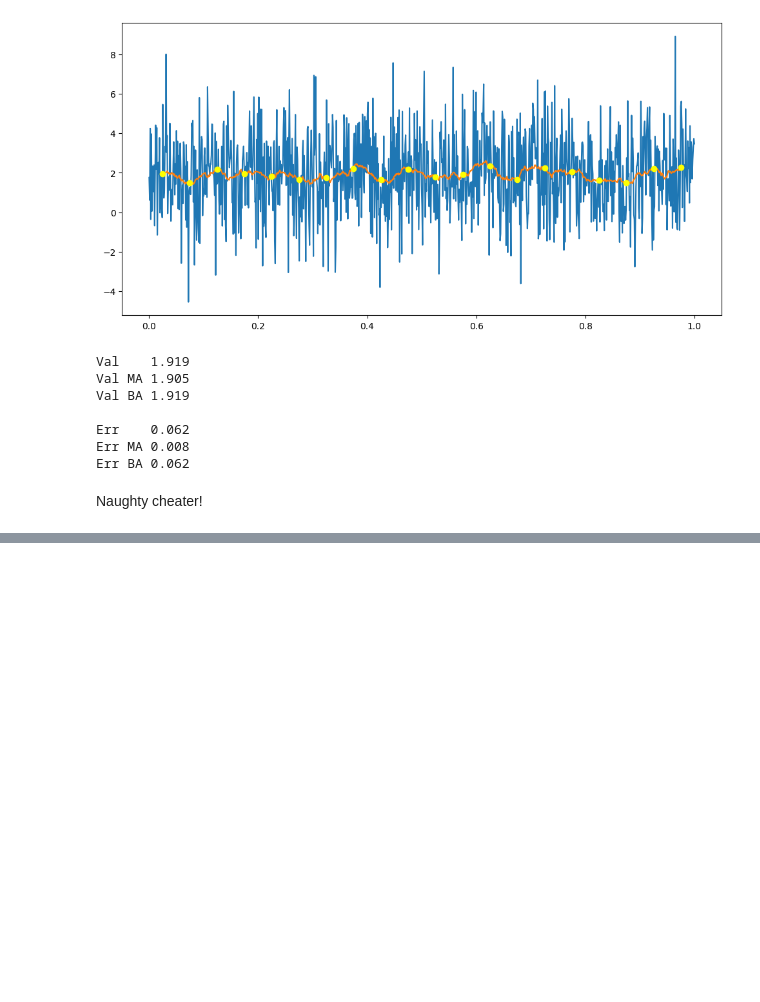
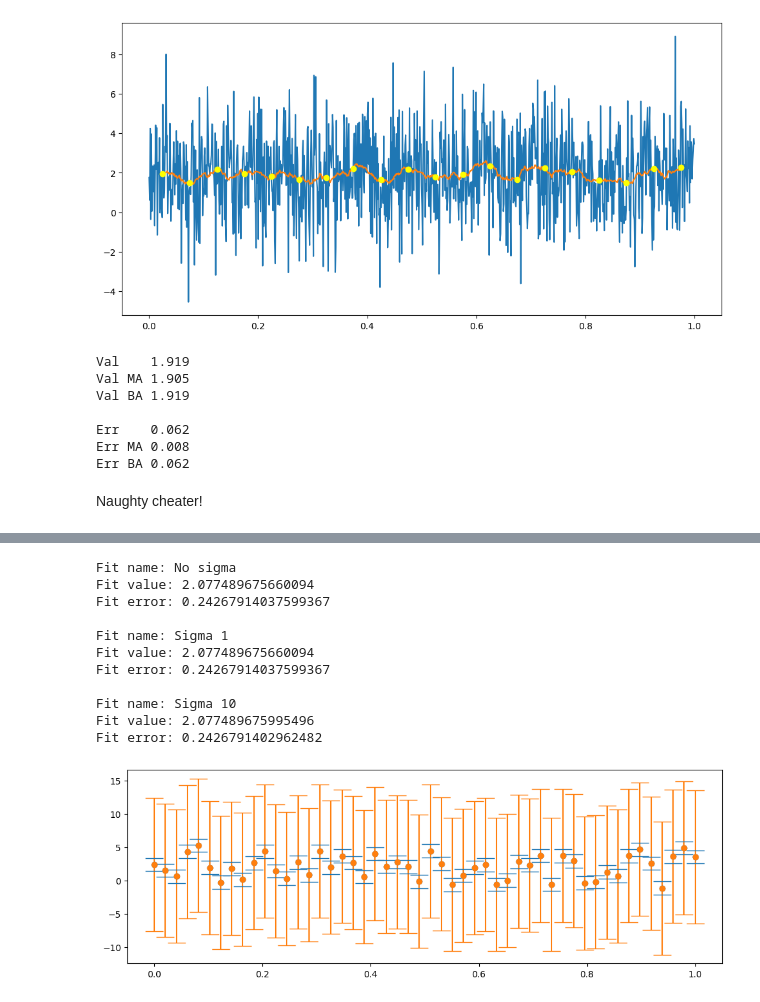
Before and after one commit to gsteele13/gary-misc-notebooks, a Jupyter notebook: Least squares.ipynb, the cells around one changed output, grey strips where cells are left out. Cells and saved outputs as stored; diff of their text form; code cells hidden in the pictures; blank space fills up the shorter version.

Commit message:
Even more awesomeness: why you should never use error bars (unless you are REALLY REALLY REALLY  sure of yourself!)

```diff
--- a/Least squares.ipynb
+++ b/Least squares.ipynb
@@ -274,0 +283,37 @@ Naughty cheater!
+# %%
+# Generate data
+Nmax = 50
+x = np.linspace(0,1,int(Nmax))
+y = np.random.normal(size=len(x))*2+2
+# %%
+def print_fit(name,val,cov):
+    print("Fit name:", name)
+    print("Fit value:", val[0])
+    print("Fit error:", np.sqrt(cov[0,0]))
+    print()
+
+val,cov = curve_fit(f,x,y)
+val_1,cov_1 = curve_fit(f,x,y,sigma=np.ones(len(y)))
+val_10,cov_10 = curve_fit(f,x,y,sigma=np.ones(len(y))*10)
+
+print_fit("No sigma", val, cov)
+print_fit("Sigma 1", val_1, cov_1)
+print_fit("Sigma 10", val_10, cov_10)
+
+plt.figure(figsize=(12,4))
+plt.errorbar(x,y,np.ones(len(y)),capsize=10,ls='None',marker='o')
+plt.errorbar(x,y,10*np.ones(len(y)),capsize=10,ls='None',marker='o')
+plt.show()
+# %% [output]
+Fit name: No sigma
+Fit value: 2.077489675660094
+Fit error: 0.24267914037599367
+
+Fit name: Sigma 1
+Fit value: 2.077489675660094
+Fit error: 0.24267914037599367
+
+Fit name: Sigma 10
+Fit value: 2.077489675995496
+Fit error: 0.2426791402962482
+[figure, added]
```
Also changed, not shown: parts of 7 cells of this notebook, 1 other file.
